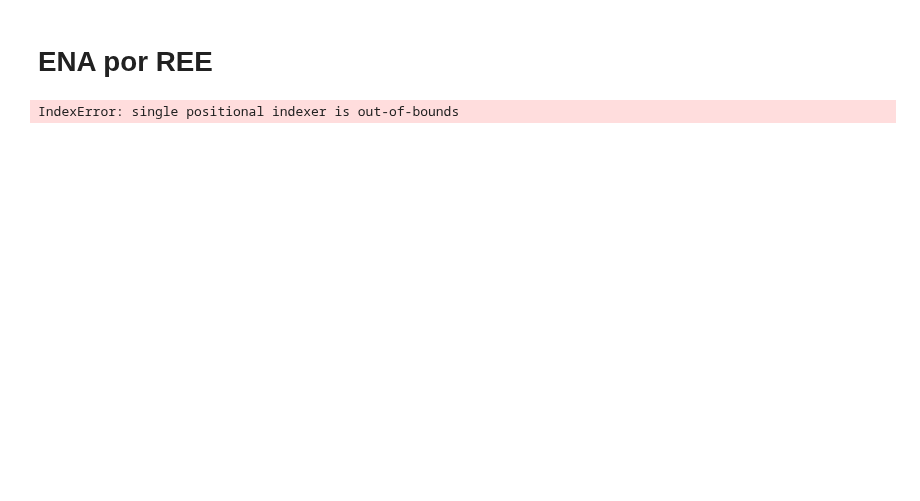
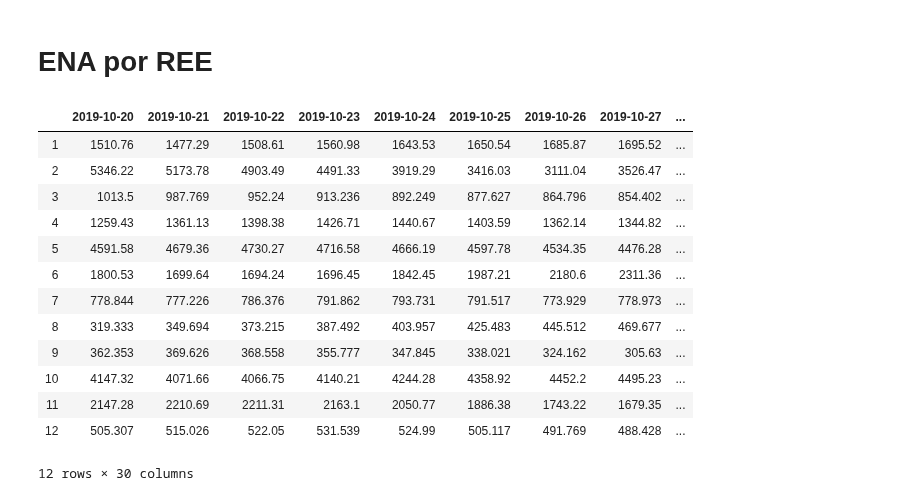
Before and after one commit to mathpaula/gera_ENA, a Jupyter notebook: relatório ena.ipynb, the cells around one changed output. Saved outputs shown, nothing was run; the diff lists cells and outputs as text; code cells hidden in the pictures; blank space fills up the shorter version.

```diff
--- a/relatório ena.ipynb
+++ b/relatório ena.ipynb
@@ -23,7 +42,20 @@ ena_s.T.iloc[15:30,:]
 # %% [markdown]
 # ENA por REE
 # %%
-ena_r = ena.ena_ree()
+ena_r = ena.ena_ree(ena_g)
 ena_r
 # %% [output]
+|  | 2019-10-20 | 2019-10-21 | 2019-10-22 | 2019-10-23 | 2019-10-24 | 2019-10-25 | 2019-10-26 | 2019-10-27 | ... |
+| 1 | 1510.76 | 1477.29 | 1508.61 | 1560.98 | 1643.53 | 1650.54 | 1685.87 | 1695.52 | ... |
+| 2 | 5346.22 | 5173.78 | 4903.49 | 4491.33 | 3919.29 | 3416.03 | 3111.04 | 3526.47 | ... |
+| 3 | 1013.5 | 987.769 | 952.24 | 913.236 | 892.249 | 877.627 | 864.796 | 854.402 | ... |
+| 4 | 1259.43 | 1361.13 | 1398.38 | 1426.71 | 1440.67 | 1403.59 | 1362.14 | 1344.82 | ... |
+| 5 | 4591.58 | 4679.36 | 4730.27 | 4716.58 | 4666.19 | 4597.78 | 4534.35 | 4476.28 | ... |
+| 6 | 1800.53 | 1699.64 | 1694.24 | 1696.45 | 1842.45 | 1987.21 | 2180.6 | 2311.36 | ... |
+| 7 | 778.844 | 777.226 | 786.376 | 791.862 | 793.731 | 791.517 | 773.929 | 778.973 | ... |
+| 8 | 319.333 | 349.694 | 373.215 | 387.492 | 403.957 | 425.483 | 445.512 | 469.677 | ... |
+| 9 | 362.353 | 369.626 | 368.558 | 355.777 | 347.845 | 338.021 | 324.162 | 305.63 | ... |
+| 10 | 4147.32 | 4071.66 | 4066.75 | 4140.21 | 4244.28 | 4358.92 | 4452.2 | 4495.23 | ... |
+| 11 | 2147.28 | 2210.69 | 2211.31 | 2163.1 | 2050.77 | 1886.38 | 1743.22 | 1679.35 | ... |
+| 12 | 505.307 | 515.026 | 522.05 | 531.539 | 524.99 | 505.117 | 491.769 | 488.428 | ... |
-IndexError: single positional indexer is out-of-bounds
+12 rows × 30 columns
```
Also changed, not shown: parts of 5 cells of this notebook, 5 other files.
